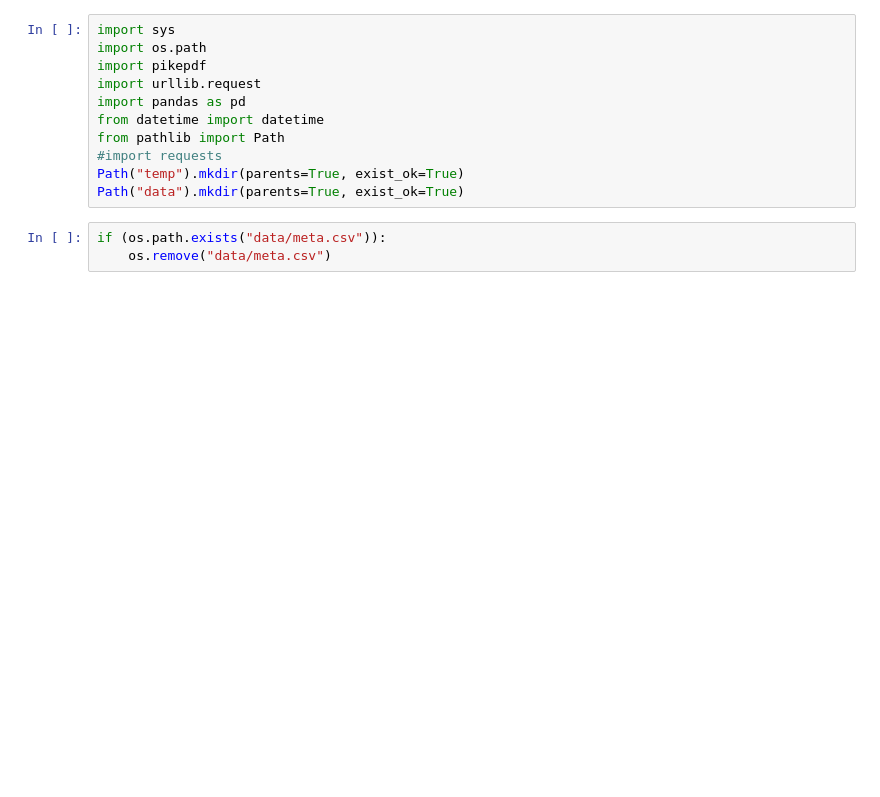
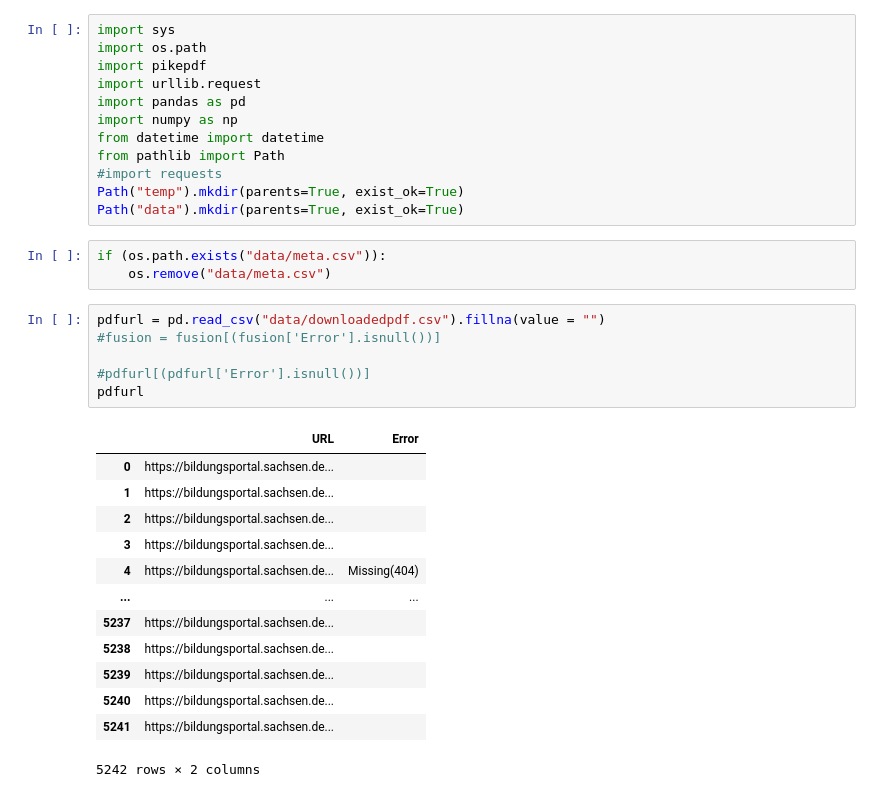
Before and after one commit to JojoThaumium/content-aggregation-on-OER-objects, a Jupyter notebook: notebooks/loopedcontentaggrOER.ipynb, the cells around one changed output. Saved outputs shown, nothing was run; the diff lists cells and outputs as text; blank space fills up the shorter version.

```diff
--- a/notebooks/loopedcontentaggrOER.ipynb
+++ b/notebooks/loopedcontentaggrOER.ipynb
@@ -4,6 +4,7 @@ import os.path
 import pikepdf
 import urllib.request
 import pandas as pd
+import numpy as np
 from datetime import datetime
 from pathlib import Path
 #import requests
@@ -12,5 +13,25 @@ Path("data").mkdir(parents=True, exist_ok=True)
 # %%
 if (os.path.exists("data/meta.csv")):
     os.remove("data/meta.csv")
+# %%
+pdfurl = pd.read_csv("data/downloadedpdf.csv").fillna(value = "")
+#fusion = fusion[(fusion['Error'].isnull())]
+
+#pdfurl[(pdfurl['Error'].isnull())]
+pdfurl
+# %% [output]
+|  | URL | Error |
+| 0 | https://bildungsportal.sachsen.de... |  |
+| 1 | https://bildungsportal.sachsen.de... |  |
+| 2 | https://bildungsportal.sachsen.de... |  |
+| 3 | https://bildungsportal.sachsen.de... |  |
+| 4 | https://bildungsportal.sachsen.de... | Missing(404) |
+| ... | ... | ... |
+| 5237 | https://bildungsportal.sachsen.de... |  |
+| 5238 | https://bildungsportal.sachsen.de... |  |
+| 5239 | https://bildungsportal.sachsen.de... |  |
+| 5240 | https://bildungsportal.sachsen.de... |  |
+| 5241 | https://bildungsportal.sachsen.de... |  |
+5242 rows × 2 columns
 # %%
 #loop
```
Also changed, not shown: parts of 1 cell of this notebook, 7 other files.
